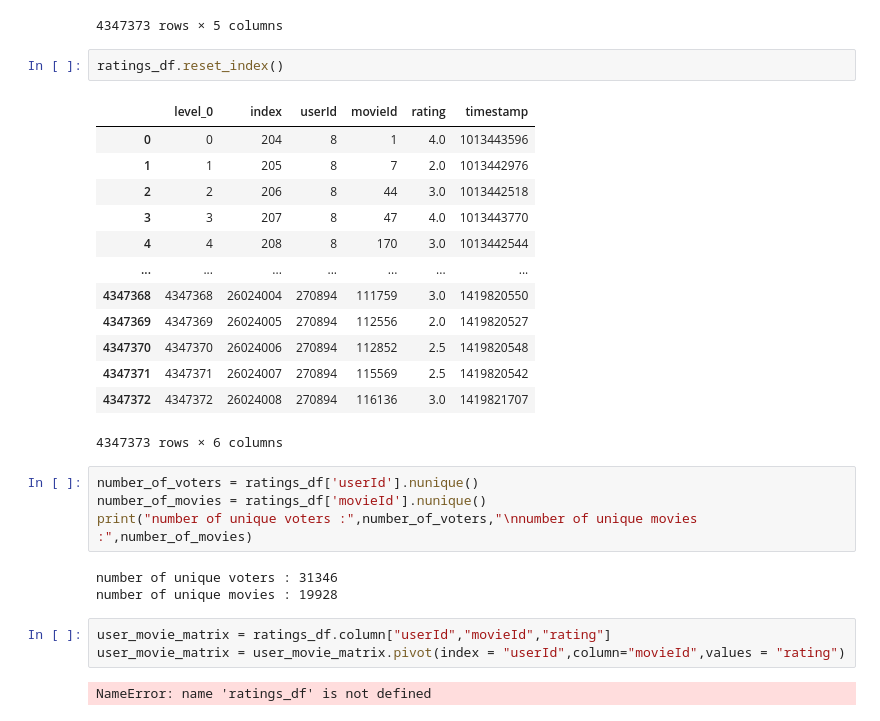
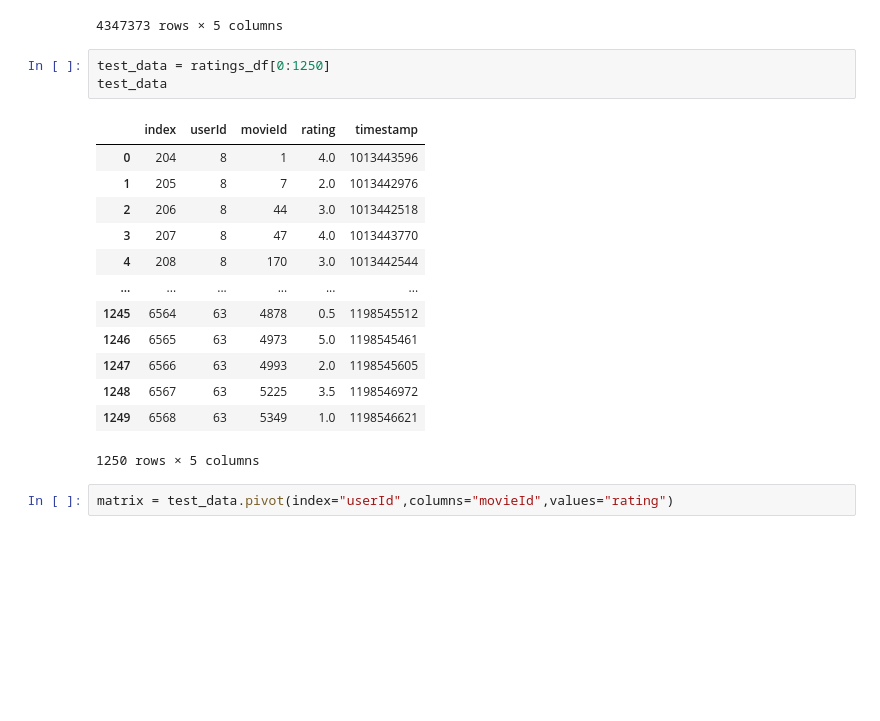
Before and after one commit to N3WBI3Y/Szakdolgozat, a Jupyter notebook: CollaborativeRecommentation.ipynb, the cells around one changed output. Drawn from its saved outputs; the diff is of its cells as text; blank space fills up the shorter version.

```diff
--- a/CollaborativeRecommentation.ipynb
+++ b/CollaborativeRecommentation.ipynb
@@ -133,31 +133,22 @@ ratings_df
 | 4347371 | 26024007 | 270894 | 115569 | 2.5 | 1419820542 |
 | 4347372 | 26024008 | 270894 | 116136 | 3.0 | 1419821707 |
 4347373 rows × 5 columns
-# %%
-ratings_df.reset_index()
-# %% [output]
-|  | level_0 | index | userId | movieId | rating | timestamp |
-| 0 | 0 | 204 | 8 | 1 | 4.0 | 1013443596 |
-| 1 | 1 | 205 | 8 | 7 | 2.0 | 1013442976 |
-| 2 | 2 | 206 | 8 | 44 | 3.0 | 1013442518 |
-| 3 | 3 | 207 | 8 | 47 | 4.0 | 1013443770 |
-| 4 | 4 | 208 | 8 | 170 | 3.0 | 1013442544 |
-| ... | ... | ... | ... | ... | ... | ... |
-| 4347368 | 4347368 | 26024004 | 270894 | 111759 | 3.0 | 1419820550 |
-| 4347369 | 4347369 | 26024005 | 270894 | 112556 | 2.0 | 1419820527 |
-| 4347370 | 4347370 | 26024006 | 270894 | 112852 | 2.5 | 1419820548 |
-| 4347371 | 4347371 | 26024007 | 270894 | 115569 | 2.5 | 1419820542 |
-| 4347372 | 4347372 | 26024008 | 270894 | 116136 | 3.0 | 1419821707 |
-4347373 rows × 6 columns
-# %%
-number_of_voters = ratings_df['userId'].nunique()
-number_of_movies = ratings_df['movieId'].nunique()
-print("number of unique voters :",number_of_voters,"\nnumber of unique movies :",number_of_movies)
-# %% [output]
-number of unique voters : 31346
-number of unique movies : 19928
-# %%
-user_movie_matrix = ratings_df.column["userId","movieId","rating"]
-user_movie_matrix = user_movie_matrix.pivot(index = "userId",column="movieId",values = "rating")
-# %% [output]
-NameError: name 'ratings_df' is not defined
+# %%
+test_data = ratings_df[0:1250]
+test_data
+# %% [output]
+|  | index | userId | movieId | rating | timestamp |
+| 0 | 204 | 8 | 1 | 4.0 | 1013443596 |
+| 1 | 205 | 8 | 7 | 2.0 | 1013442976 |
+| 2 | 206 | 8 | 44 | 3.0 | 1013442518 |
+| 3 | 207 | 8 | 47 | 4.0 | 1013443770 |
+| 4 | 208 | 8 | 170 | 3.0 | 1013442544 |
+| ... | ... | ... | ... | ... | ... |
+| 1245 | 6564 | 63 | 4878 | 0.5 | 1198545512 |
+| 1246 | 6565 | 63 | 4973 | 5.0 | 1198545461 |
+| 1247 | 6566 | 63 | 4993 | 2.0 | 1198545605 |
+| 1248 | 6567 | 63 | 5225 | 3.5 | 1198546972 |
+| 1249 | 6568 | 63 | 5349 | 1.0 | 1198546621 |
+1250 rows × 5 columns
+# %%
+matrix = test_data.pivot(index="userId",columns="movieId",values="rating")
```
Also changed, not shown: parts of 3 cells of this notebook.
